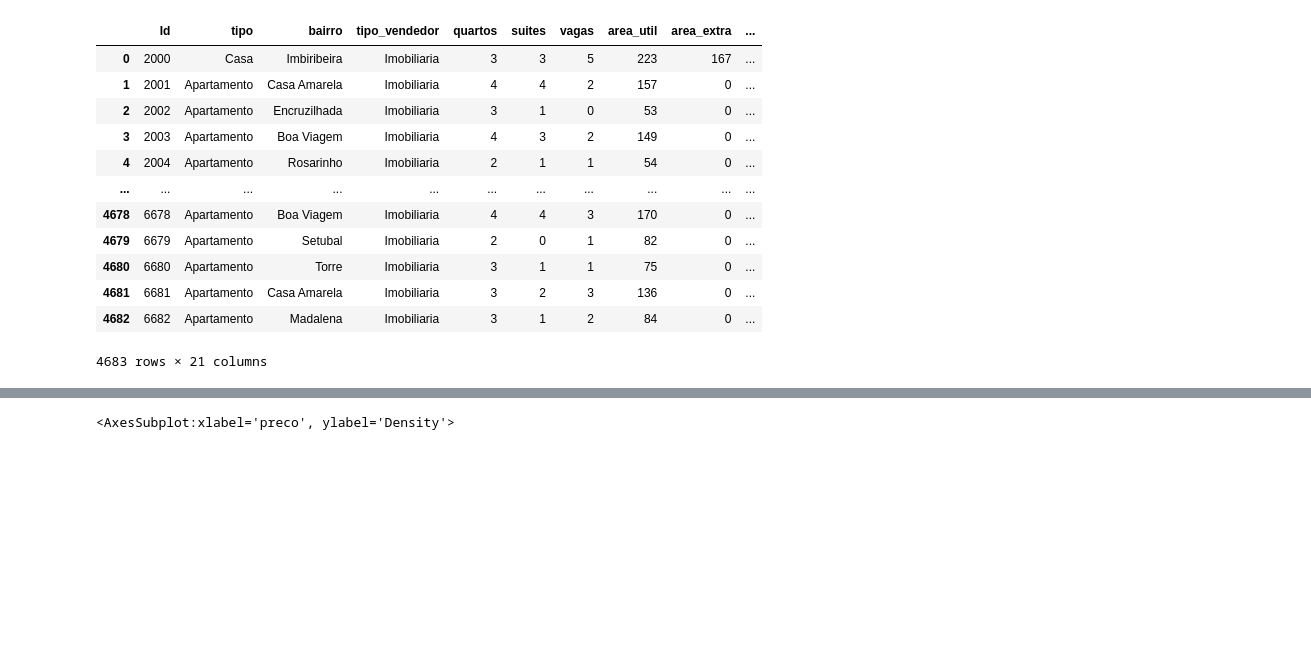
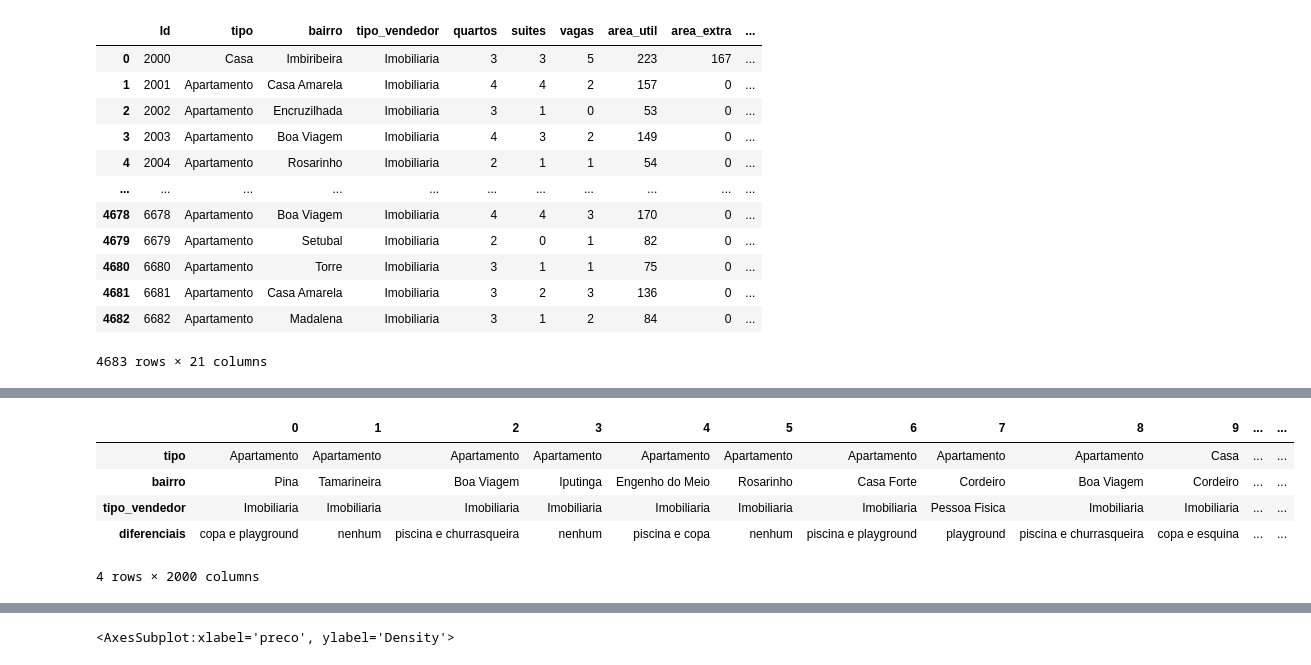
Before and after one commit to phelipefrancesco/-UFRJ-EEL891---2021.01---Trabalho-2, a Jupyter notebook: eel891.ipynb, the cells around one changed output, grey strips where cells are left out. Cells and saved outputs as stored; diff of their text form; code cells hidden in the pictures; blank space fills up the shorter version.

```diff
--- a/eel891.ipynb
+++ b/eel891.ipynb
@@ -47,0 +78,9 @@ train_set
+# %%
+df[[i for i in df.columns if df[i].dtype == 'object']].T
+# %% [output]
+|  | 0 | 1 | 2 | 3 | 4 | 5 | 6 | 7 | 8 | 9 | ... | ... |
+| tipo | Apartamento | Apartamento | Apartamento | Apartamento | Apartamento | Apartamento | Apartamento | Apartamento | Apartamento | Casa | ... | ... |
+| bairro | Pina | Tamarineira | Boa Viagem | Iputinga | Engenho do Meio | Rosarinho | Casa Forte | Cordeiro | Boa Viagem | Cordeiro | ... | ... |
+| tipo_vendedor | Imobiliaria | Imobiliaria | Imobiliaria | Imobiliaria | Imobiliaria | Imobiliaria | Imobiliaria | Pessoa Fisica | Imobiliaria | Imobiliaria | ... | ... |
+| diferenciais | copa e playground | nenhum | piscina e churrasqueira | nenhum | piscina e copa | nenhum | piscina e playground | playground | piscina e churrasqueira | copa e esquina | ... | ... |
+4 rows × 2000 columns
```
Also changed, not shown: parts of 24 cells of this notebook, 1 other file.
